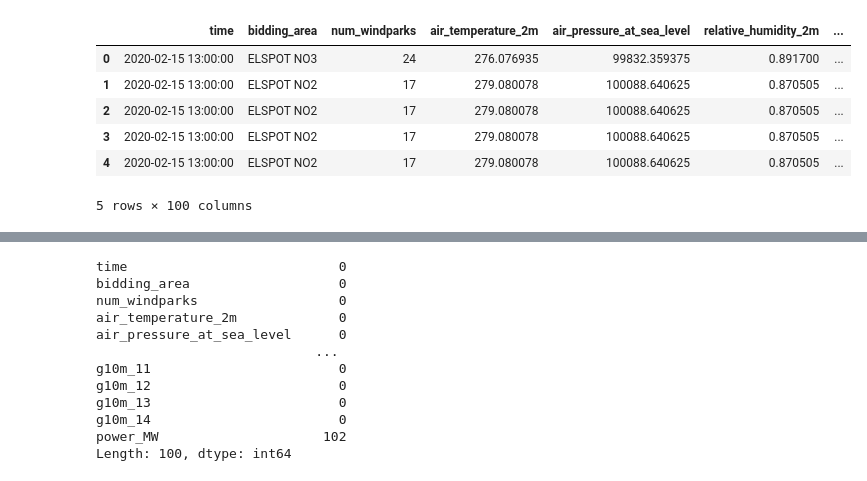
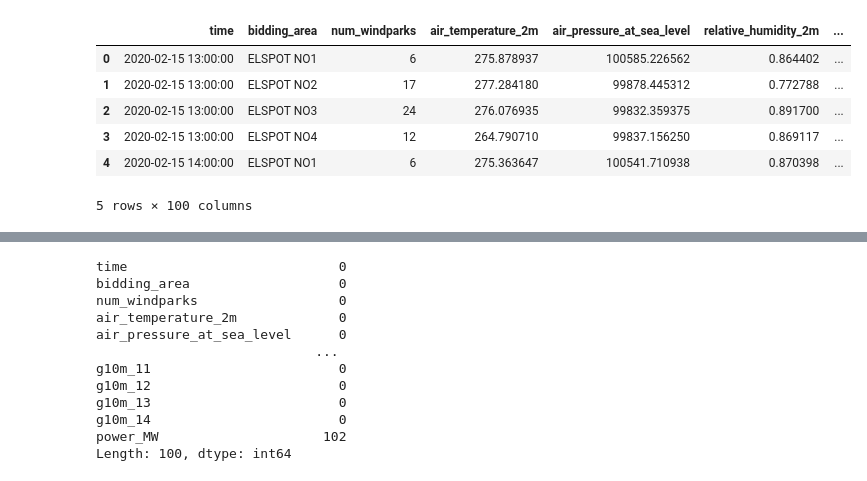
Before and after one commit to Bogdan121849/Wind_AI, a Jupyter notebook: WindAi/data_exploration_notebooks/deep_learning_region.ipynb, the cells around one changed output, grey strips where cells are left out. Cells and saved outputs as stored; diff of their text form; code cells hidden in the pictures.

```diff
--- a/WindAi/data_exploration_notebooks/deep_learning_region.ipynb
+++ b/WindAi/data_exploration_notebooks/deep_learning_region.ipynb
@@ -4,15 +4,16 @@ from sklearn.preprocessing import StandardScaler
 import numpy as np
 # %%
 region_df = pd.read_parquet("/home2/s5549329/windAI_rug/WindAi/deep_learning/created_datasets/region.parquet")
-region_df.head(5)
-# %% [output]
-|  | time | bidding_area | num_windparks | air_temperature_2m | air_pressure_at_sea_level | relative_humidity_2m | ... |
-| 0 | 2020-02-15 13:00:00 | ELSPOT NO3 | 24 | 276.076935 | 99832.359375 | 0.891700 | ... |
-| 1 | 2020-02-15 13:00:00 | ELSPOT NO2 | 17 | 279.080078 | 100088.640625 | 0.870505 | ... |
-| 2 | 2020-02-15 13:00:00 | ELSPOT NO2 | 17 | 279.080078 | 100088.640625 | 0.870505 | ... |
-| 3 | 2020-02-15 13:00:00 | ELSPOT NO2 | 17 | 279.080078 | 100088.640625 | 0.870505 | ... |
-| 4 | 2020-02-15 13:00:00 | ELSPOT NO2 | 17 | 279.080078 | 100088.640625 | 0.870505 | ... |
-5 rows × 100 columns
+# %%
+region_df.head()
+# %% [output]
+|  | time | bidding_area | num_windparks | air_temperature_2m | air_pressure_at_sea_level | relative_humidity_2m | ... |
+| 0 | 2020-02-15 13:00:00 | ELSPOT NO1 | 6 | 275.878937 | 100585.226562 | 0.864402 | ... |
+| 1 | 2020-02-15 13:00:00 | ELSPOT NO2 | 17 | 277.284180 | 99878.445312 | 0.772788 | ... |
+| 2 | 2020-02-15 13:00:00 | ELSPOT NO3 | 24 | 276.076935 | 99832.359375 | 0.891700 | ... |
+| 3 | 2020-02-15 13:00:00 | ELSPOT NO4 | 12 | 264.790710 | 99837.156250 | 0.869117 | ... |
+| 4 | 2020-02-15 14:00:00 | ELSPOT NO1 | 6 | 275.363647 | 100541.710938 | 0.870398 | ... |
+5 rows × 100 columns
 # %%
 region_df.describe().transpose()
 # %% [output]
```
Also changed, not shown: parts of 3 cells of this notebook, 6 other files.
